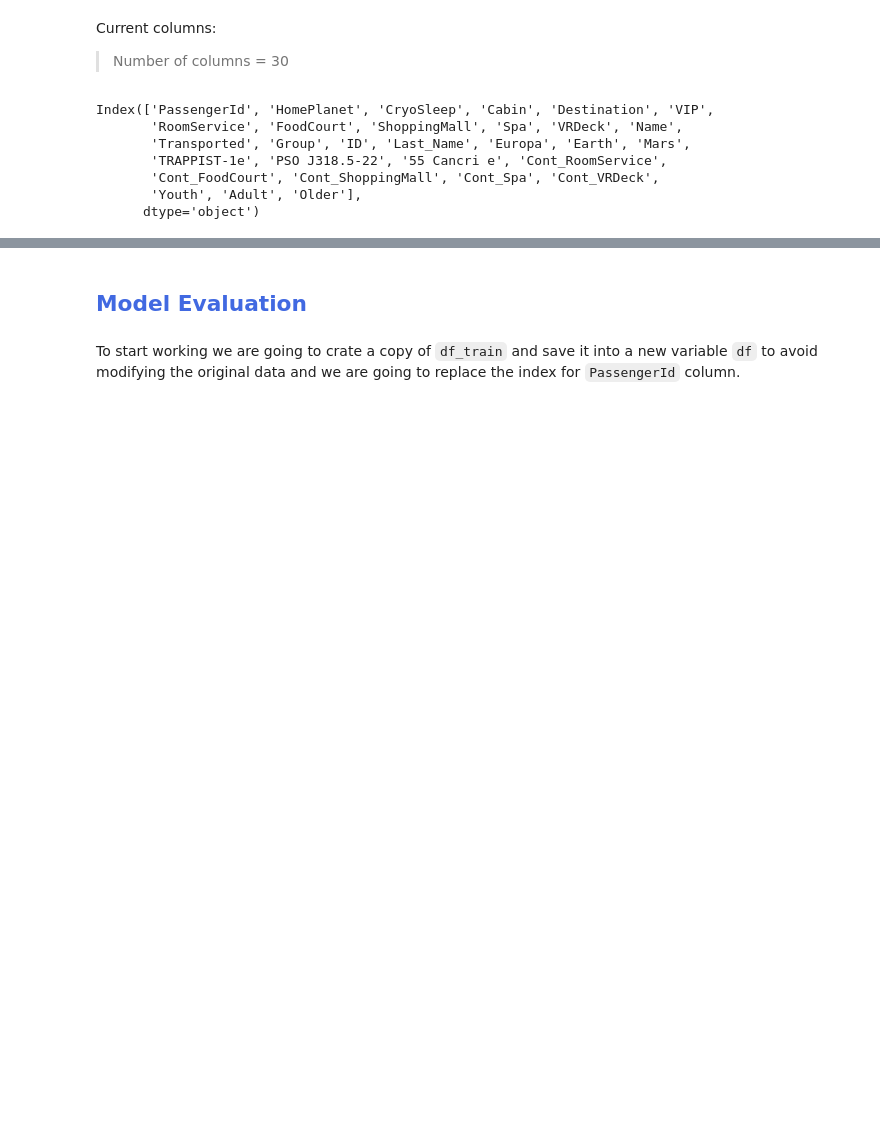
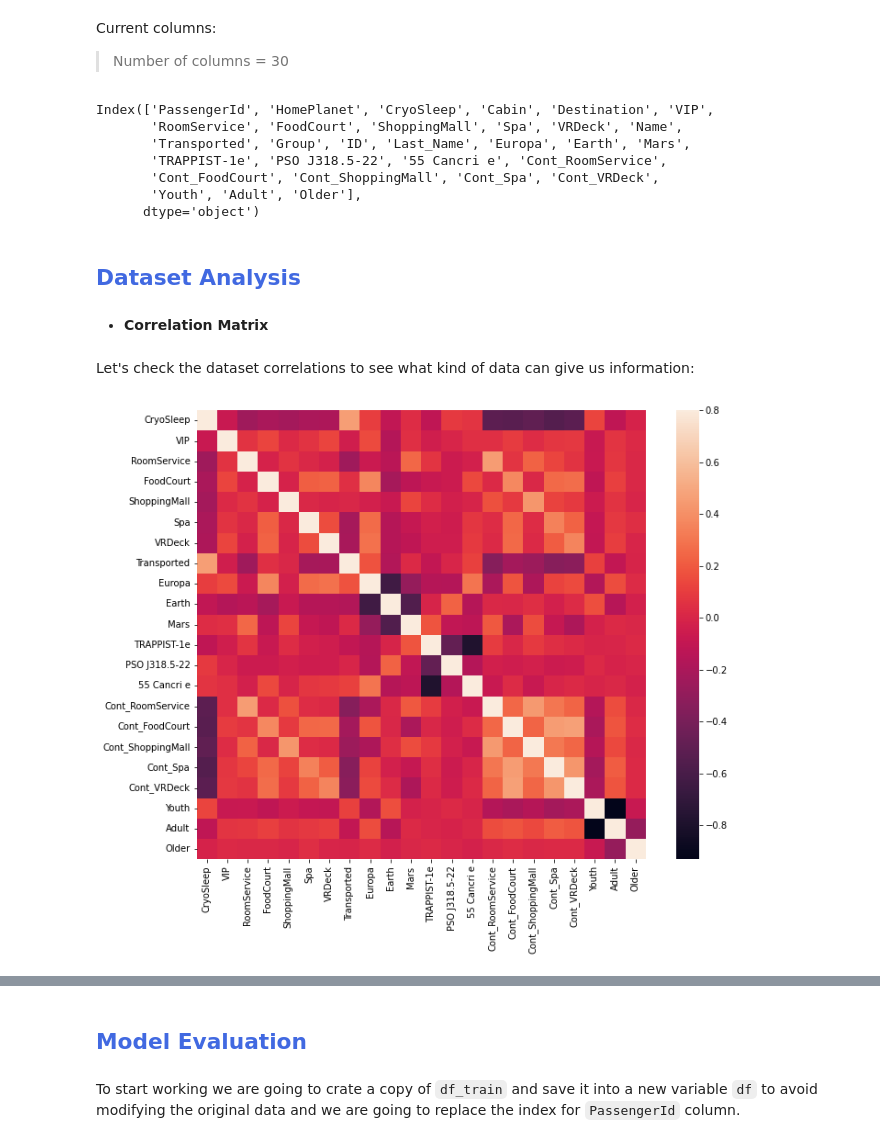
Before and after one commit to melixxa07/AI-Project, a Jupyter notebook: 01 - Data Exploration.ipynb, the cells around one changed output, grey strips where cells are left out. Cells and saved outputs as stored; diff of their text form; code cells hidden in the pictures; blank space fills up the shorter version.

Commit message:
Dataset Analysis - Co-authored-by: Sofía Gutiérrez T. <sofiagutz>

```diff
--- a/01 - Data Exploration.ipynb
+++ b/01 - Data Exploration.ipynb
@@ -259,3 +260,15 @@ Index(['PassengerId', 'HomePlanet', 'CryoSleep', 'Cabin', 'Destination', 'VIP',
        'Cont_FoodCourt', 'Cont_ShoppingMall', 'Cont_Spa', 'Cont_VRDeck',
        'Youth', 'Adult', 'Older'],
       dtype='object')
+# %% [markdown]
+## <font color ="royalblue"> <font face = 'Century' >  Dataset Analysis
+# %% [markdown]
+- <font face = 'Century'> **Correlation Matrix**
+# %% [markdown]
+<font face = 'Century'> Let's check the dataset correlations to see what kind of data can give us information:
+# %%
+corrmat = df_train.corr()
+f, ax = plt.subplots(figsize=(12, 9))
+sns.heatmap(corrmat, vmax=.8, square=True);
+# %% [output]
+[figure, added]
```
Also changed, not shown: parts of 36 cells of this notebook.
